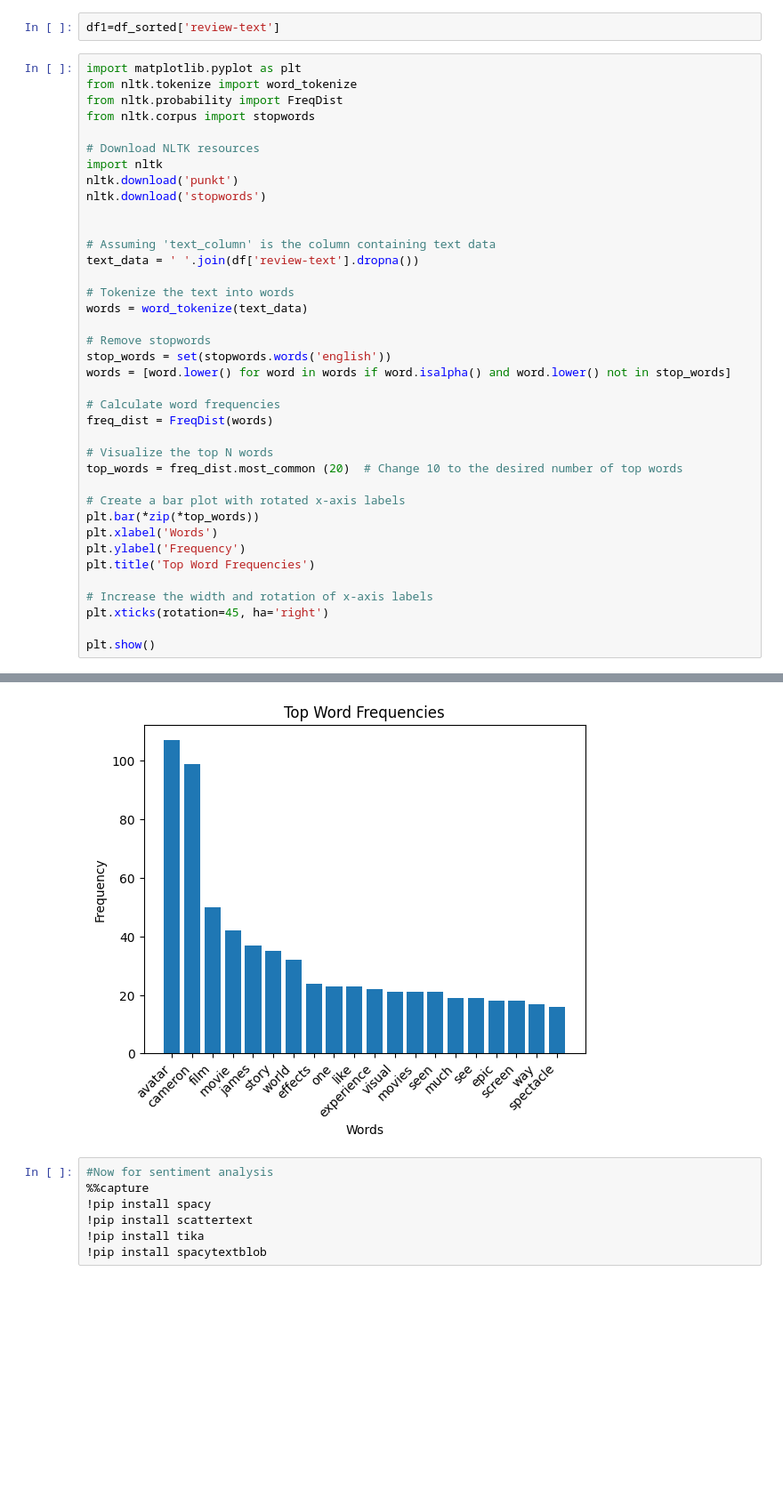
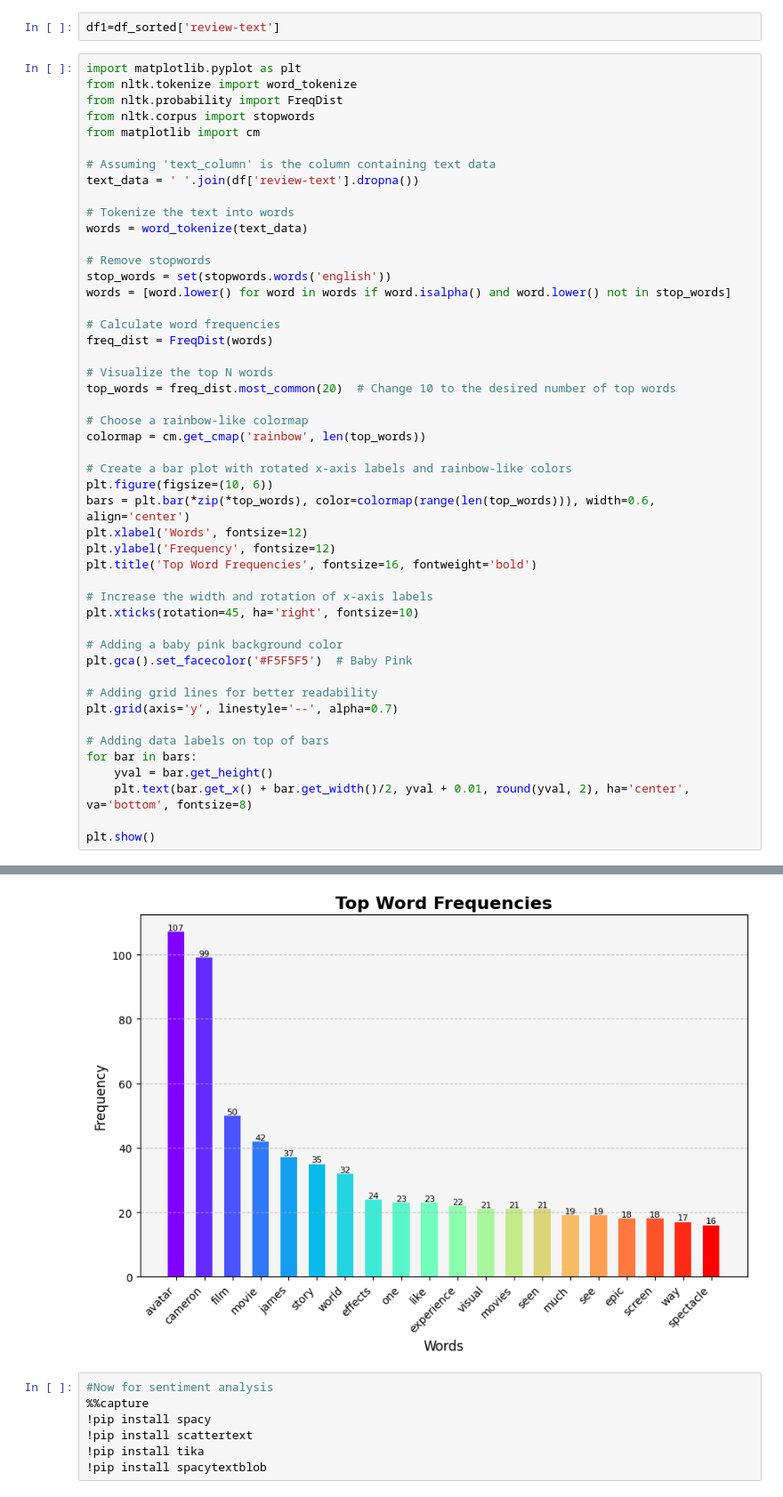
Before and after one commit to khou128/QM2, a Jupyter notebook: Critics_Avatar_Sentiment_Analysis.ipynb, the cells around one changed output, grey strips where cells are left out. Shown at 89% size. Saved outputs shown, nothing was run; the diff lists cells and outputs as text; blank space fills up the shorter version.

```diff
--- a/Critics_Avatar_Sentiment_Analysis.ipynb
+++ b/Critics_Avatar_Sentiment_Analysis.ipynb
@@ -73,12 +73,7 @@ import matplotlib.pyplot as plt
 from nltk.tokenize import word_tokenize
 from nltk.probability import FreqDist
 from nltk.corpus import stopwords
-
-# Download NLTK resources
-import nltk
-nltk.download('punkt')
-nltk.download('stopwords')
-
+from matplotlib import cm
 
 # Assuming 'text_column' is the column containing text data
 text_data = ' '.join(df['review-text'].dropna())
@@ -94,16 +89,31 @@ words = [word.lower() for word in words if word.isalpha() and word.lower() not i
 freq_dist = FreqDist(words)
 
 # Visualize the top N words
-top_words = freq_dist.most_common (20)  # Change 10 to the desired number of top words
+top_words = freq_dist.most_common(20)  # Change 10 to the desired number of top words
 
-# Create a bar plot with rotated x-axis labels
-plt.bar(*zip(*top_words))
-plt.xlabel('Words')
-plt.ylabel('Frequency')
-plt.title('Top Word Frequencies')
+# Choose a rainbow-like colormap
+colormap = cm.get_cmap('rainbow', len(top_words))
+
+# Create a bar plot with rotated x-axis labels and rainbow-like colors
+plt.figure(figsize=(10, 6))
+bars = plt.bar(*zip(*top_words), color=colormap(range(len(top_words))), width=0.6, align='center')
+plt.xlabel('Words', fontsize=12)
+plt.ylabel('Frequency', fontsize=12)
+plt.title('Top Word Frequencies', fontsize=16, fontweight='bold')
 
 # Increase the width and rotation of x-axis labels
-plt.xticks(rotation=45, ha='right')
+plt.xticks(rotation=45, ha='right', fontsize=10)
+
+# Adding a baby pink background color
+plt.gca().set_facecolor('#F5F5F5')  # Baby Pink
+
+# Adding grid lines for better readability
+plt.grid(axis='y', linestyle='--', alpha=0.7)
+
+# Adding data labels on top of bars
+for bar in bars:
+    yval = bar.get_height()
+    plt.text(bar.get_x() + bar.get_width()/2, yval + 0.01, round(yval, 2), ha='center', va='bottom', fontsize=8)
 
 plt.show()
 # %% [output]
@@ -114,4 +120,4 @@ plt.show()
-[figure, old version]
+[figure, new version]
 # %%
 #Now for sentiment analysis
 %%capture
```
Also changed, not shown: parts of 1 cell of this notebook.
